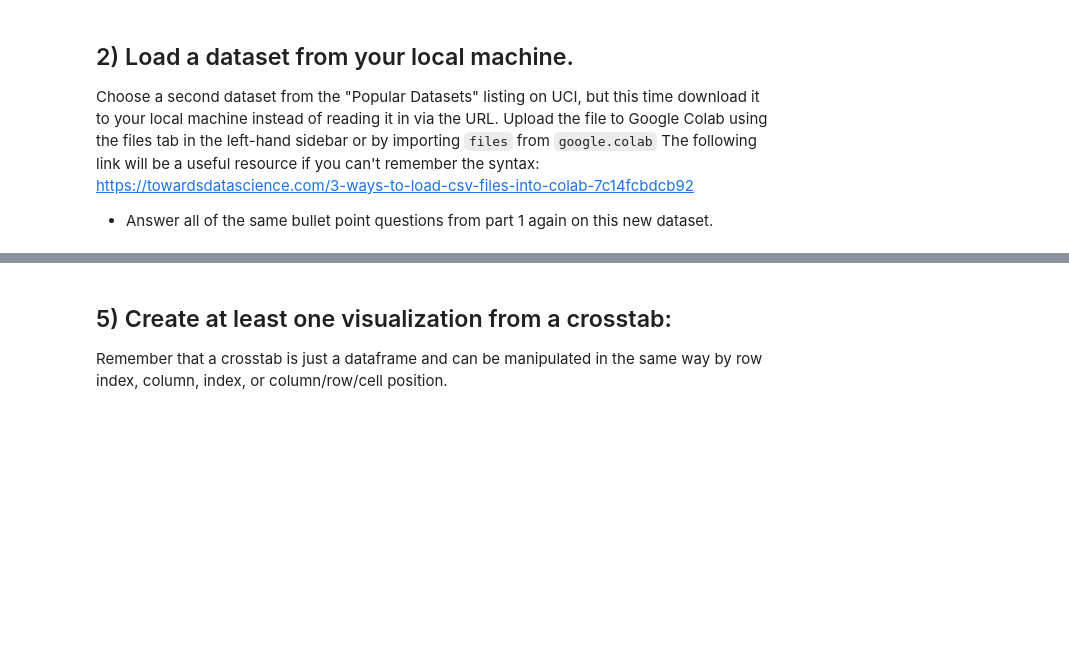
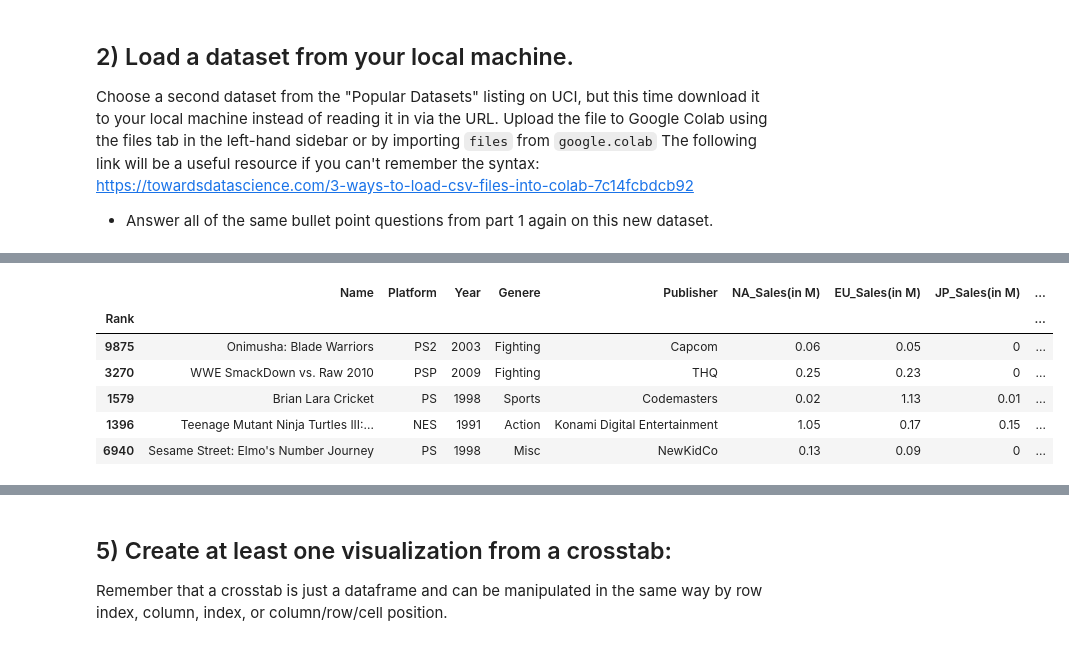
Before and after one commit to ChristianJJohnson/DS-Unit-1-Sprint-1-Data-Wrangling-and-Storytelling, a Jupyter notebook: module1-exploratory-data-analysis/LS_DS_111_Exploratory_Data_Analysis_Assignment.ipynb, the cells around one changed output, grey strips where cells are left out. Cells and saved outputs as stored; diff of their text form; code cells hidden in the pictures; blank space fills up the shorter version.

```diff
--- a/module1-exploratory-data-analysis/LS_DS_111_Exploratory_Data_Analysis_Assignment.ipynb
+++ b/module1-exploratory-data-analysis/LS_DS_111_Exploratory_Data_Analysis_Assignment.ipynb
@@ -130,0 +158,11 @@ uploaded = files.upload()
+# %%
+# Five random Values
+df2.sample(5)
+# %% [output]
+|  | Name | Platform | Year | Genere | Publisher | NA_Sales(in M) | EU_Sales(in M) | JP_Sales(in M) | ... |
+| Rank |  |  |  |  |  |  |  |  | ... |
+| 9875 | Onimusha: Blade Warriors | PS2 | 2003 | Fighting | Capcom | 0.06 | 0.05 | 0 | ... |
+| 3270 | WWE SmackDown vs. Raw 2010 | PSP | 2009 | Fighting | THQ | 0.25 | 0.23 | 0 | ... |
+| 1579 | Brian Lara Cricket | PS | 1998 | Sports | Codemasters | 0.02 | 1.13 | 0.01 | ... |
+| 1396 | Teenage Mutant Ninja Turtles III:... | NES | 1991 | Action | Konami Digital Entertainment | 1.05 | 0.17 | 0.15 | ... |
+| 6940 | Sesame Street: Elmo's Number Journey | PS | 1998 | Misc | NewKidCo | 0.13 | 0.09 | 0 | ... |
```
Also changed, not shown: parts of 17 cells of this notebook.
